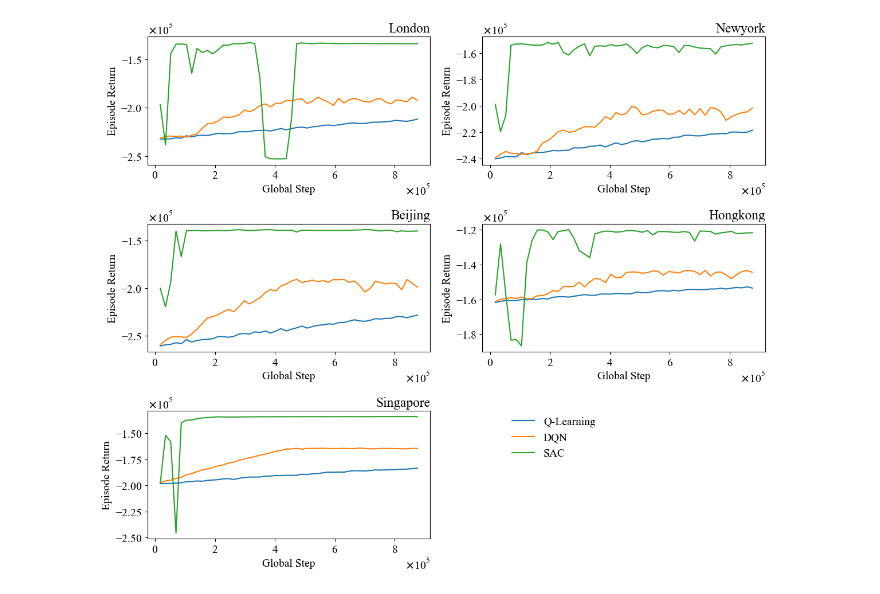
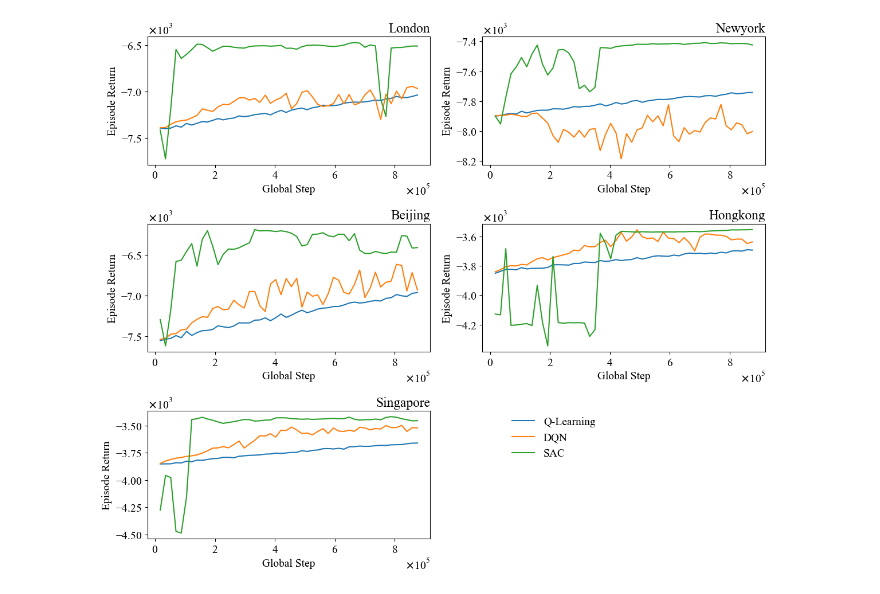
Before and after one commit to envdes/code_CLMU_HVAC_RL, a Jupyter notebook: data/plotting/1_rl_algo.ipynb, the cells around one changed output. Saved outputs shown, nothing was run; the diff lists cells and outputs as text; code cells hidden in the pictures.

```diff
--- a/data/plotting/1_rl_algo.ipynb
+++ b/data/plotting/1_rl_algo.ipynb
@@ -72,0 +26,3 @@ df
+# %%
+df = pd.read_csv('rl_training_log/training.csv')
+df.head()
@@ -72,0 +37,8 @@ df
+# %%
+cols = [x for x in df.columns if 'return' in x]
+cols = [x for x in cols if 'MIN' not in x]
+cols = [x for x in cols if 'MAX' not in x]
+cols.append('global_step')
+# %%
+df = df[cols]
+df.head()
@@ -72,0 +52,9 @@ df
+# %%
+rename_cols = {}
+for col in cols:
+    if 'return' in col:
+        rename_cols[col] = col.split('__42__')[0].split('/clmux-')[1]
+    else:
+        rename_cols[col] = col
+df = df.rename(columns=rename_cols)
+df
@@ -73,23 +75,23 @@ df
 # %%
 fig = plt.figure(figsize=(12, 10))
 
 for city in cities_label.values():
     ax = fig.add_subplot(3, 2, list(cities_label.values()).index(city)+1)
     for algo in algos:
-        sns.lineplot(data=df, x=city + '_'+ algo + '_' + 'x', y=city + '_' + algo + '_' + 'y',
+        sns.lineplot(data=df, x='global_step', y=city + '__' + algo,
                      label=algos_name[algos.index(algo)], ax=ax, legend=False)
         ax.set_title(city.capitalize(), loc='right')
         ax.set_xlabel('Global Step')
         ax.set_ylabel('Episode Return')
         ax.yaxis.set_major_formatter(mticker.ScalarFormatter(useMathText=True))
         ax.ticklabel_format(style='sci', axis='y', scilimits=(0, 0))
         ax.xaxis.set_major_formatter(mticker.ScalarFormatter(useMathText=True))
         ax.ticklabel_format(style='sci', axis='x', scilimits=(0, 0))
 
 handles, labels = ax.get_legend_handles_labels()[0:3]
 fig.legend(handles, labels, loc='lower right', ncol=1, frameon=False, bbox_to_anchor=(0.75, 0.2))
 
 plt.tight_layout()
 plt.savefig('./figs/training.pdf', dpi = 300, bbox_inches='tight')
 # %% [output]
-[figure, old version]
+[figure, new version]
```
Also changed, not shown: parts of 18 cells of this notebook, 30 other files.
